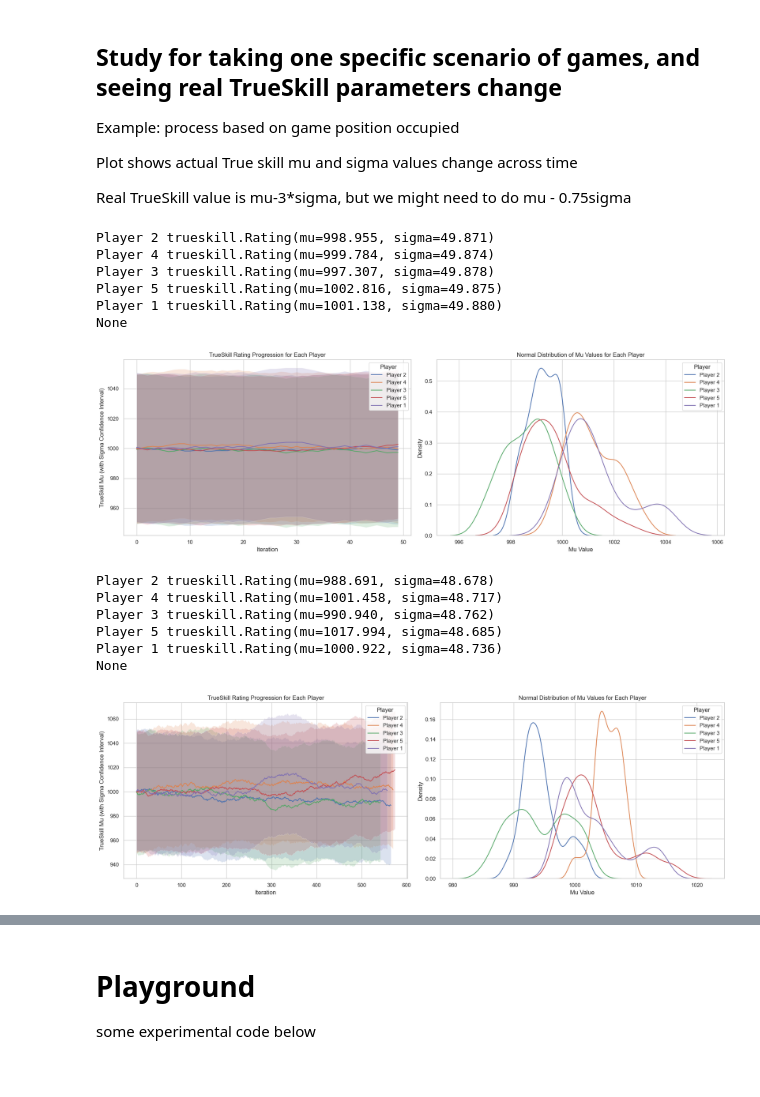
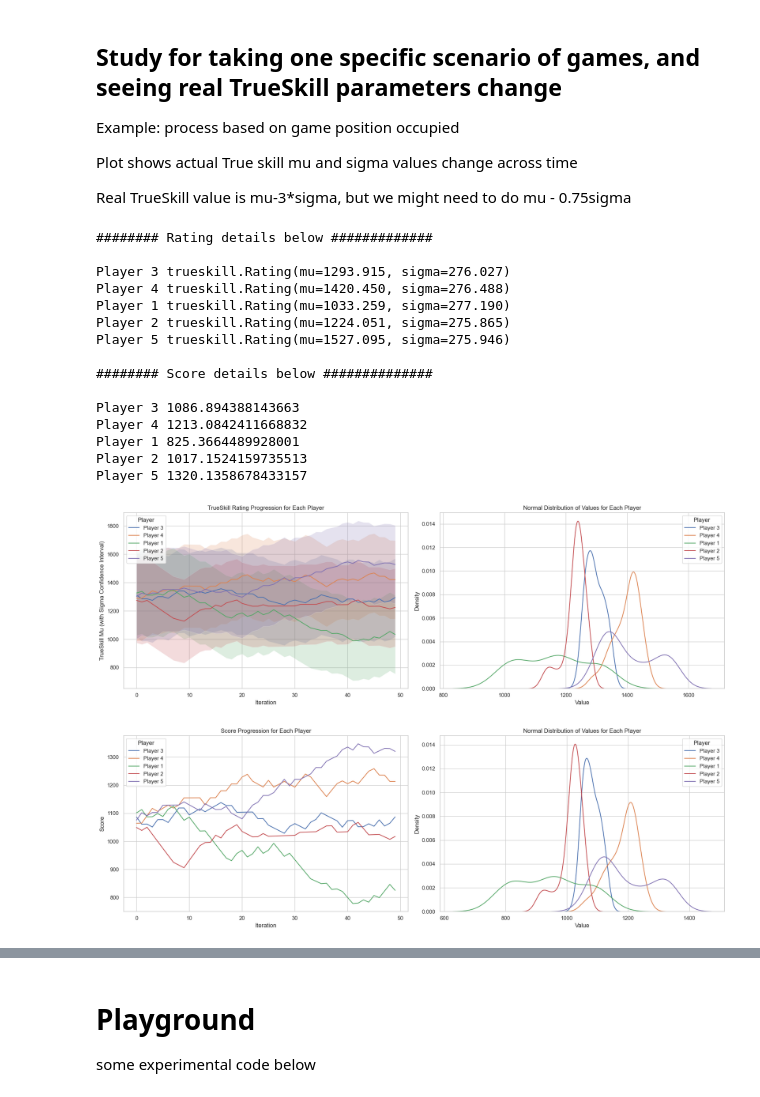
Before and after one commit to bendermist/dhumbal-montecarlo, a Jupyter notebook: dhumbal-simulations/notebooks/analysis.ipynb, the cells around one changed output, grey strips where cells are left out. Cells and saved outputs as stored; diff of their text form; code cells hidden in the pictures.

```diff
--- a/dhumbal-simulations/notebooks/analysis.ipynb
+++ b/dhumbal-simulations/notebooks/analysis.ipynb
@@ -120,27 +114,29 @@ Example: process based on game position occupied
 Plot shows actual True skill mu and sigma values change across time
 
 Real TrueSkill value is mu-3*sigma, but we might need to do mu - 0.75sigma
-# %%
-ts.ratings_game_outcome(NUMBER_OF_GAMES)
-print(ts.get_all_player_ratings())
-ts.plot_ratings()
-# %% [output]
-Player 2 trueskill.Rating(mu=998.955, sigma=49.871)
-Player 4 trueskill.Rating(mu=999.784, sigma=49.874)
-Player 3 trueskill.Rating(mu=997.307, sigma=49.878)
-Player 5 trueskill.Rating(mu=1002.816, sigma=49.875)
-Player 1 trueskill.Rating(mu=1001.138, sigma=49.880)
-None
-[figure, removed]
-# %%
-ts.ratings_round_outcome(NUMBER_OF_GAMES)
-print(ts.get_all_player_ratings())
-ts.plot_ratings()
-# %% [output]
-Player 2 trueskill.Rating(mu=988.691, sigma=48.678)
-Player 4 trueskill.Rating(mu=1001.458, sigma=48.717)
-Player 3 trueskill.Rating(mu=990.940, sigma=48.762)
-Player 5 trueskill.Rating(mu=1017.994, sigma=48.685)
-Player 1 trueskill.Rating(mu=1000.922, sigma=48.736)
-None
-[figure, removed]
+# %%
+ts.ratings_game_outcome(NUMBER_OF_GAMES)
+print("######## Rating details below #############", end="\n\n")
+ts.get_all_player_ratings()
+print("\n######## Score details below ##############", end="\n\n")
+ts.get_all_player_score()
+ts.plot_ratings()
+ts.plot_ratings(plot_score=True)
+# %% [output]
+######## Rating details below #############
+
+Player 3 trueskill.Rating(mu=1293.915, sigma=276.027)
+Player 4 trueskill.Rating(mu=1420.450, sigma=276.488)
+Player 1 trueskill.Rating(mu=1033.259, sigma=277.190)
+Player 2 trueskill.Rating(mu=1224.051, sigma=275.865)
+Player 5 trueskill.Rating(mu=1527.095, sigma=275.946)
+
+######## Score details below ##############
+
+Player 3 1086.894388143663
+Player 4 1213.0842411668832
+Player 1 825.3664489928001
+Player 2 1017.1524159735513
+Player 5 1320.1358678433157
+[figure, added]
+[figure, added]
```
Also changed, not shown: parts of 6 cells of this notebook, 1 other file.
